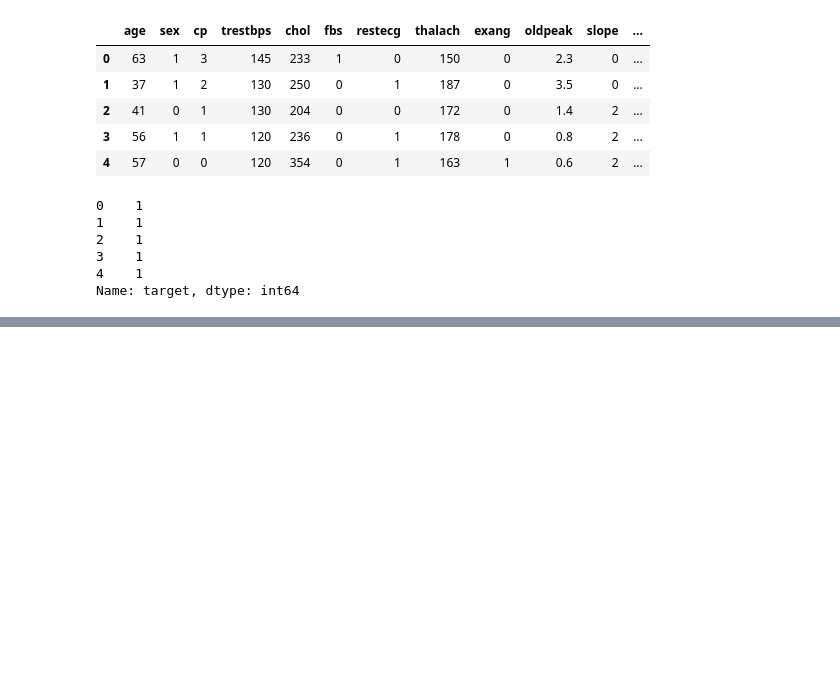
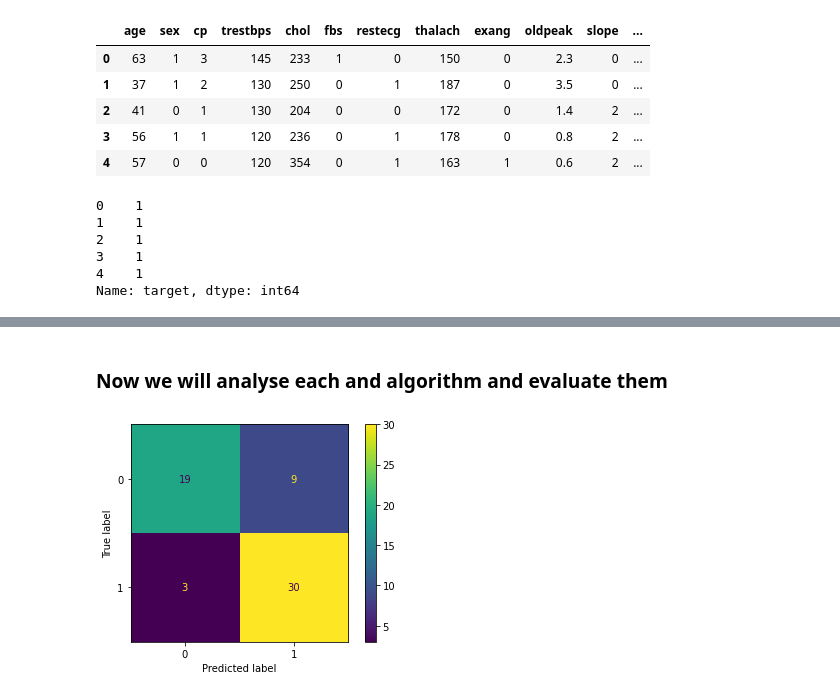
Before and after one commit to bhatkiran30/sbpersonal, a Jupyter notebook: Capstone two/Feature Engineering.ipynb, the cells around one changed output, grey strips where cells are left out. Cells and saved outputs as stored; diff of their text form; code cells hidden in the pictures; blank space fills up the shorter version.

```diff
--- a/Capstone two/Feature Engineering.ipynb
+++ b/Capstone two/Feature Engineering.ipynb
@@ -174,0 +250,4 @@ X_scaled_train,X_scaled_test,Y_scaled_train,Y_scaled_test = train_test_split(new
+# %%
+rfc_scaled_grid = RandomForestClassifier()
+gcv_scaled_rfc = GridSearchCV(rfc_scaled_grid,rfc_params)
+gcv_scaled_rfc.fit(X_scaled_train,Y_scaled_train)
@@ -174,0 +265,4 @@ X_scaled_train,X_scaled_test,Y_scaled_train,Y_scaled_test = train_test_split(new
+# %%
+gfc_scaled_grid = GradientBoostingClassifier()
+gcv_scaled_gfc = GridSearchCV(gfc_scaled_grid,gfc_params)
+gcv_scaled_gfc.fit(X_scaled_train,Y_scaled_train)
@@ -174,0 +295,4 @@ X_scaled_train,X_scaled_test,Y_scaled_train,Y_scaled_test = train_test_split(new
+# %%
+logreg = LogisticRegression(C=0.1,penalty='l2')
+# %%
+logreg.fit(X_scaled_train,Y_scaled_train)
@@ -174,0 +324,9 @@ X_scaled_train,X_scaled_test,Y_scaled_train,Y_scaled_test = train_test_split(new
+# %% [markdown]
+### Now we will analyse each and algorithm and evaluate them
+# %%
+from sklearn.metrics import plot_confusion_matrix
+
+disp = plot_confusion_matrix(logreg,X_scaled_test,Y_scaled_test)
+plt.show()
+# %% [output]
+[figure, added]
```
Also changed, not shown: parts of 40 cells of this notebook.
